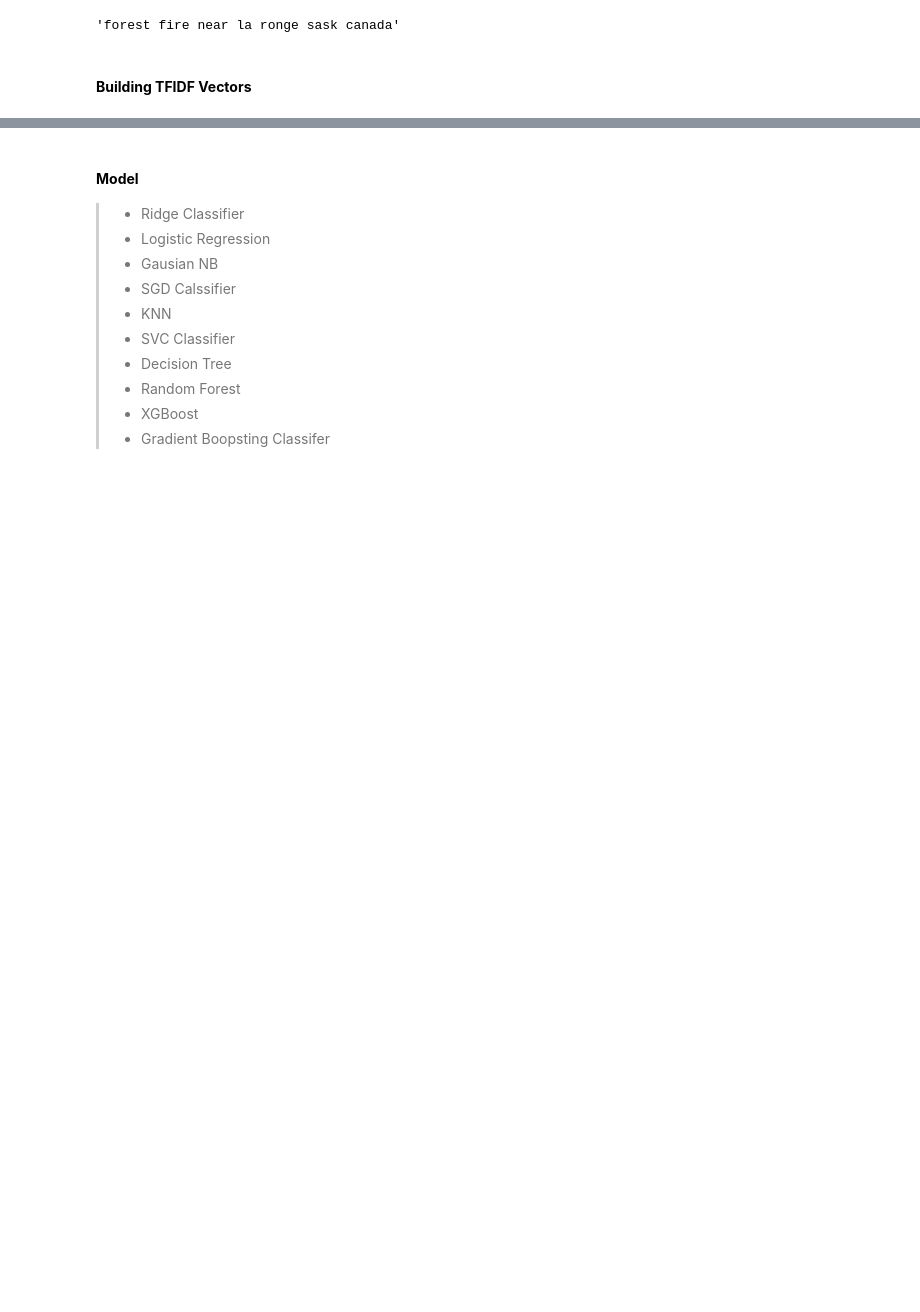
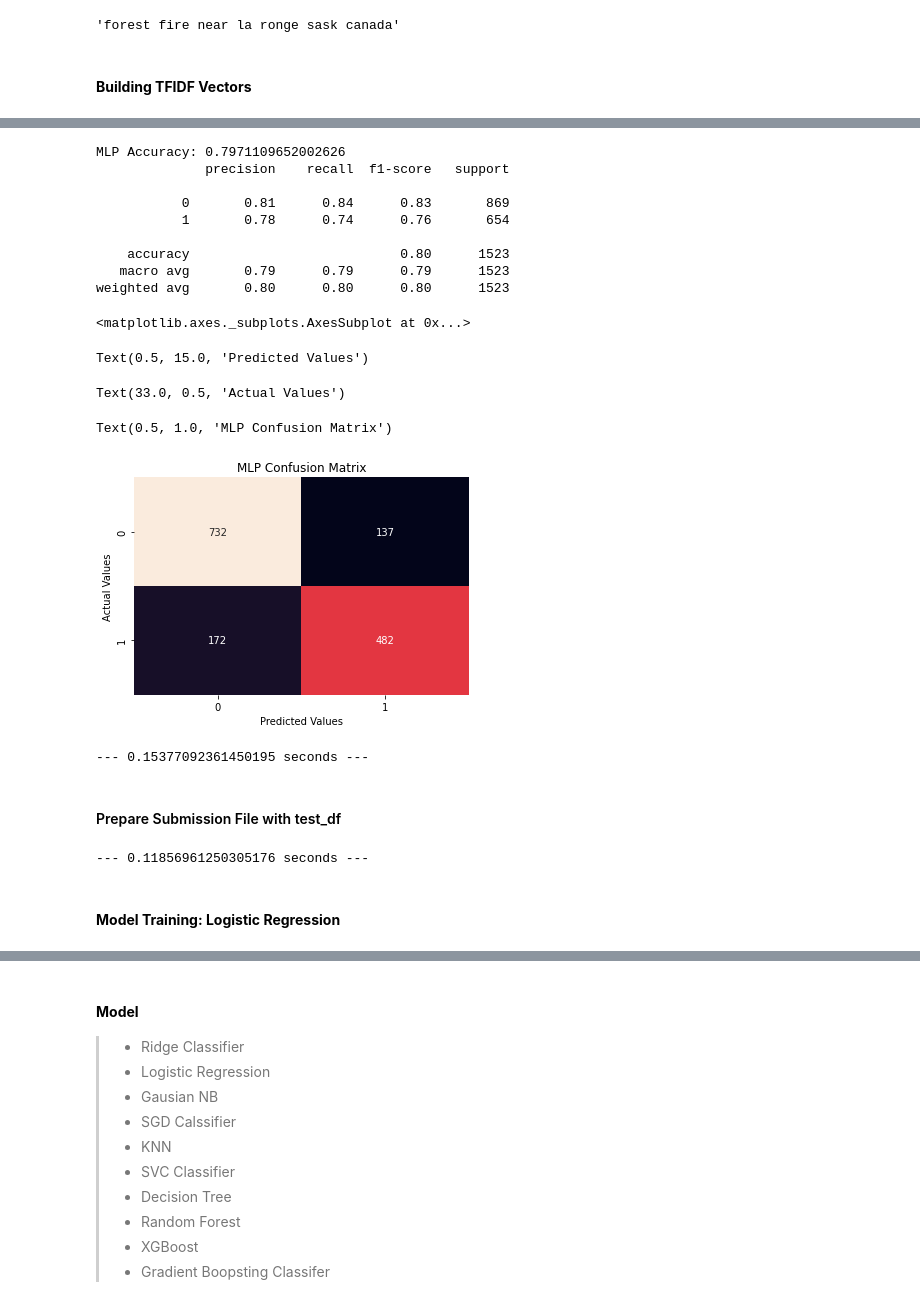
Before and after one commit to Nicole-Hong/LHL_Final_Project_NLP, a Jupyter notebook: src/nlp_disaster_tfidf_ml.ipynb, the cells around one changed output, grey strips where cells are left out. Saved outputs shown, nothing was run; the diff lists cells and outputs as text; code cells hidden in the pictures; blank space fills up the shorter version.

```diff
--- a/src/nlp_disaster_tfidf_ml.ipynb
+++ b/src/nlp_disaster_tfidf_ml.ipynb
@@ -370,0 +510,29 @@ print(f"\n\n--- {(time.time() - start_time)} seconds ---")
+# %%
+# start time to measure the time of the program execution
+start_time = time.time()
+
+# Define a hyper-parameter space to search. (All the values that you want to try out.)
+
+param_grid = {
+    'hidden_layer_sizes': [(50,50,50), (50,100,50), (100,)],
+    'activation': ['tanh', 'relu'],
+    'solver': ['sgd', 'adam'],
+    'alpha': [0.0001, 0.05],
+    'learning_rate': ['constant','adaptive'],
+}
+
+# Run Grid Search
+clf_mlp = GridSearchCV(mlp2, param_grid, n_jobs=-1, cv=3)
+clf_mlp.fit(x_train, y_train)
+
+# Best paramete set
+print('Best parameters found:\n', clf_mlp.best_params_)
+
+# All results
+means = clf_mlp.cv_results_['mean_test_score']
+stds = clf_mlp.cv_results_['std_test_score']
+for mean, std, params in zip(means, stds, clf_mlp.cv_results_['params']):
+    print("%0.3f (+/-%0.03f) for %r" % (mean, std * 2, params))
+
+# print the overall program runtime.
+print(f"\n\n--- {(time.time() - start_time)} seconds ---")
@@ -370,0 +584,51 @@ print(f"\n\n--- {(time.time() - start_time)} seconds ---")
+# %%
+# start time to measure the time of the program execution
+start_time = time.time()
+
+y_pred_clfmlp=clf_mlp.predict(x_val)
+cm_mlp = confusion_matrix(y_val, y_pred_clfmlp)
+print('MLP Accuracy:', accuracy_score(y_val, y_pred_clfmlp))
+print(classification_report(y_val, y_pred_clfmlp))
+sns.heatmap(cm_mlp, annot=True, fmt='g', cbar=False)
+plt.xlabel('Predicted Values')
+plt.ylabel('Actual Values')
+plt.title('MLP Confusion Matrix')
+plt.show()
+
+# print the overall program runtime.
+print(f"\n\n--- {(time.time() - start_time)} seconds ---")
+# %% [output]
+MLP Accuracy: 0.7971109652002626
+              precision    recall  f1-score   support
+
+           0       0.81      0.84      0.83       869
+           1       0.78      0.74      0.76       654
+
+    accuracy                           0.80      1523
+   macro avg       0.79      0.79      0.79      1523
+weighted avg       0.80      0.80      0.80      1523
+<matplotlib.axes._subplots.AxesSubplot at 0x...>
+Text(0.5, 15.0, 'Predicted Values')
+Text(33.0, 0.5, 'Actual Values')
+Text(0.5, 1.0, 'MLP Confusion Matrix')
+[figure, added]
+--- 0.15377092361450195 seconds ---
+# %% [markdown]
+#### Prepare Submission File with test_df
+# %%
+# start time to measure the time of the program execution
+start_time = time.time()
+
+X2 = tfidf_vect.transform(test_df['text_preprocessed_2nd'])
+X2 = pd.DataFrame(X2.toarray(), columns=tfidf_vect.get_feature_names())
+
+submission = pd.read_csv('/content/sample_submission.csv')
+submission['target'] = clf_mlp.predict(X2)
+submission.to_csv('trial9_submission_clf_mlp.csv', index=False)
+
+# print the overall program runtime.
+print(f"\n\n--- {(time.time() - start_time)} seconds ---")
+# %% [output]
+--- 0.11856961250305176 seconds ---
+# %% [markdown]
+#### __Model Training: Logistic Regression__
```
Also changed, not shown: parts of 49 cells of this notebook, 6 other files.
